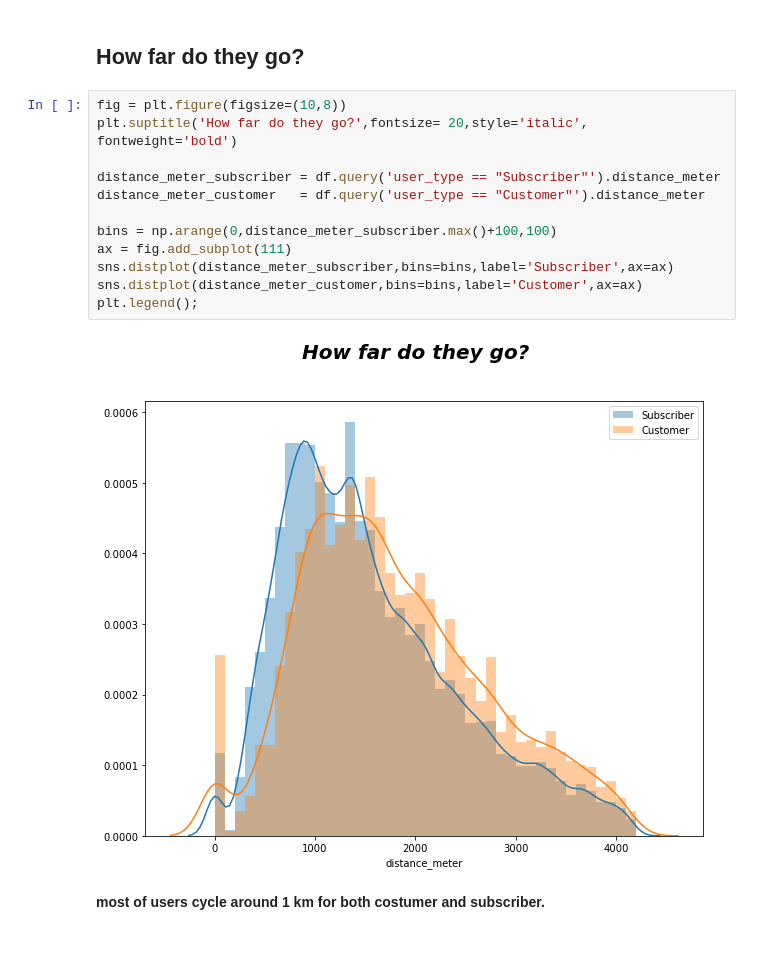
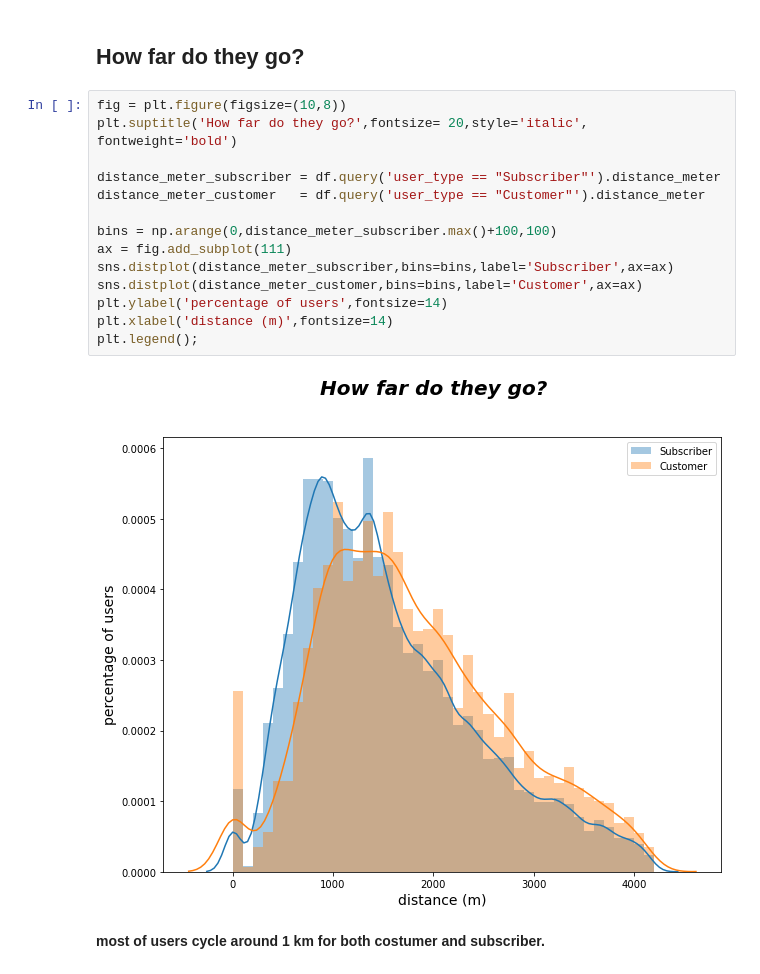
Before and after one commit to AhmedAdelDraz/bikeshare_visualization, a Jupyter notebook: slide_deck_template.ipynb, the cells around one changed output. Saved outputs shown, nothing was run; the diff lists cells and outputs as text; blank space fills up the shorter version.

```diff
--- a/slide_deck_template.ipynb
+++ b/slide_deck_template.ipynb
@@ -188,17 +190,19 @@ plt.title('Age distribution',fontsize=16);
 # %%
 fig = plt.figure(figsize=(10,8))
 plt.suptitle('How far do they go?',fontsize= 20,style='italic', fontweight='bold')
 
 distance_meter_subscriber = df.query('user_type == "Subscriber"').distance_meter
 distance_meter_customer   = df.query('user_type == "Customer"').distance_meter
 
 bins = np.arange(0,distance_meter_subscriber.max()+100,100)
 ax = fig.add_subplot(111)
 sns.distplot(distance_meter_subscriber,bins=bins,label='Subscriber',ax=ax)
 sns.distplot(distance_meter_customer,bins=bins,label='Customer',ax=ax)
+plt.ylabel('percentage of users',fontsize=14)
+plt.xlabel('distance (m)',fontsize=14)
 plt.legend();
 # %% [output]
-[figure, old version]
+[figure, new version]
 # %% [markdown]
 **most of users cycle around 1 km for both costumer and subscriber.**
 # %% [markdown]
```
Also changed, not shown: parts of 2 cells of this notebook, 1 other file.
